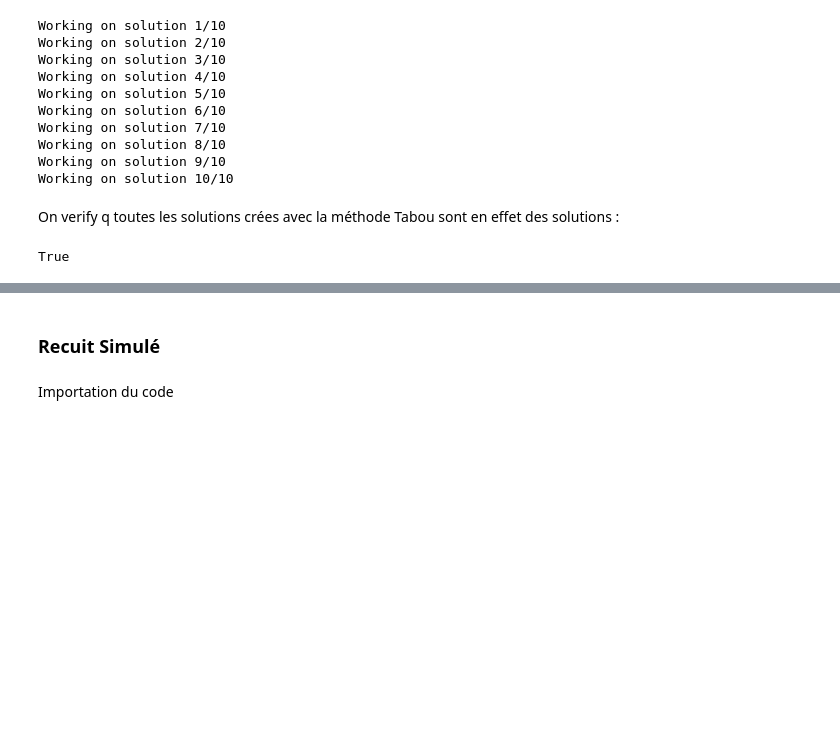
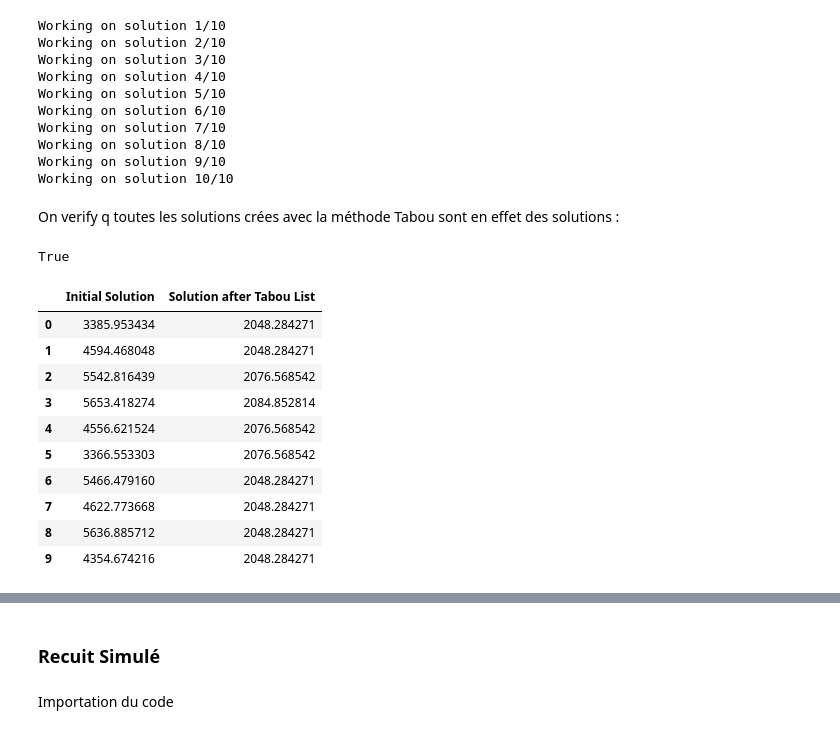
Before and after one commit to pabloskewes/ICO, a Jupyter notebook: codes/laboratory.ipynb, the cells around one changed output, grey strips where cells are left out. Cells and saved outputs as stored; diff of their text form; code cells hidden in the pictures; blank space fills up the shorter version.

```diff
--- a/codes/laboratory.ipynb
+++ b/codes/laboratory.ipynb
@@ -77,3 +77,20 @@ On verify q toutes les solutions crées avec la méthode Tabou sont en effet des
 all((solution_checker(vrptw, sol) for sol in tabu_solutions))
 # %% [output]
 True
+# %%
+df = pd.DataFrame({'Initial Solution': map(cost, solutions),
+                   'Solution after Tabou List': map(cost, tabu_solutions),
+                  })
+df
+# %% [output]
+|  | Initial Solution | Solution after Tabou List |
+| 0 | 3385.953434 | 2048.284271 |
+| 1 | 4594.468048 | 2048.284271 |
+| 2 | 5542.816439 | 2076.568542 |
+| 3 | 5653.418274 | 2084.852814 |
+| 4 | 4556.621524 | 2076.568542 |
+| 5 | 3366.553303 | 2076.568542 |
+| 6 | 5466.479160 | 2048.284271 |
+| 7 | 4622.773668 | 2048.284271 |
+| 8 | 5636.885712 | 2048.284271 |
+| 9 | 4354.674216 | 2048.284271 |
```
Also changed, not shown: parts of 7 cells of this notebook, 2 other files.
